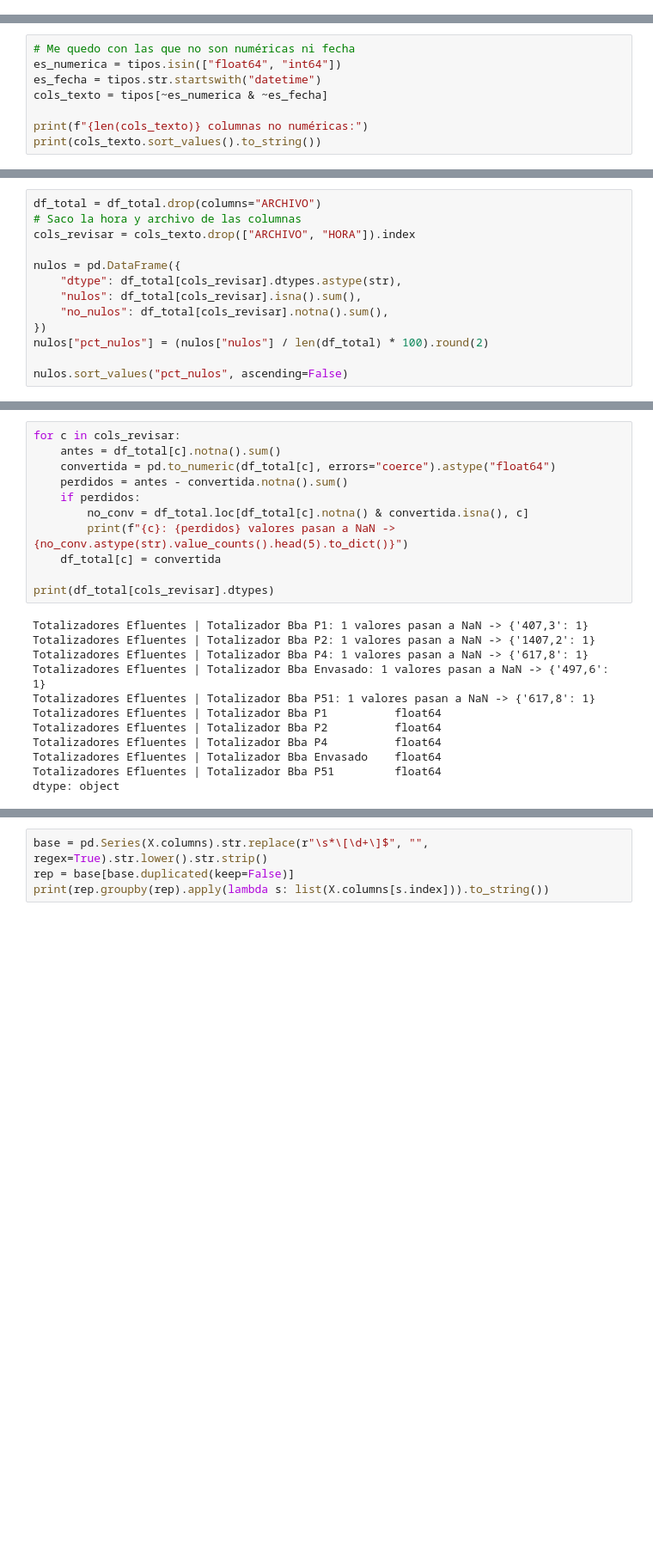
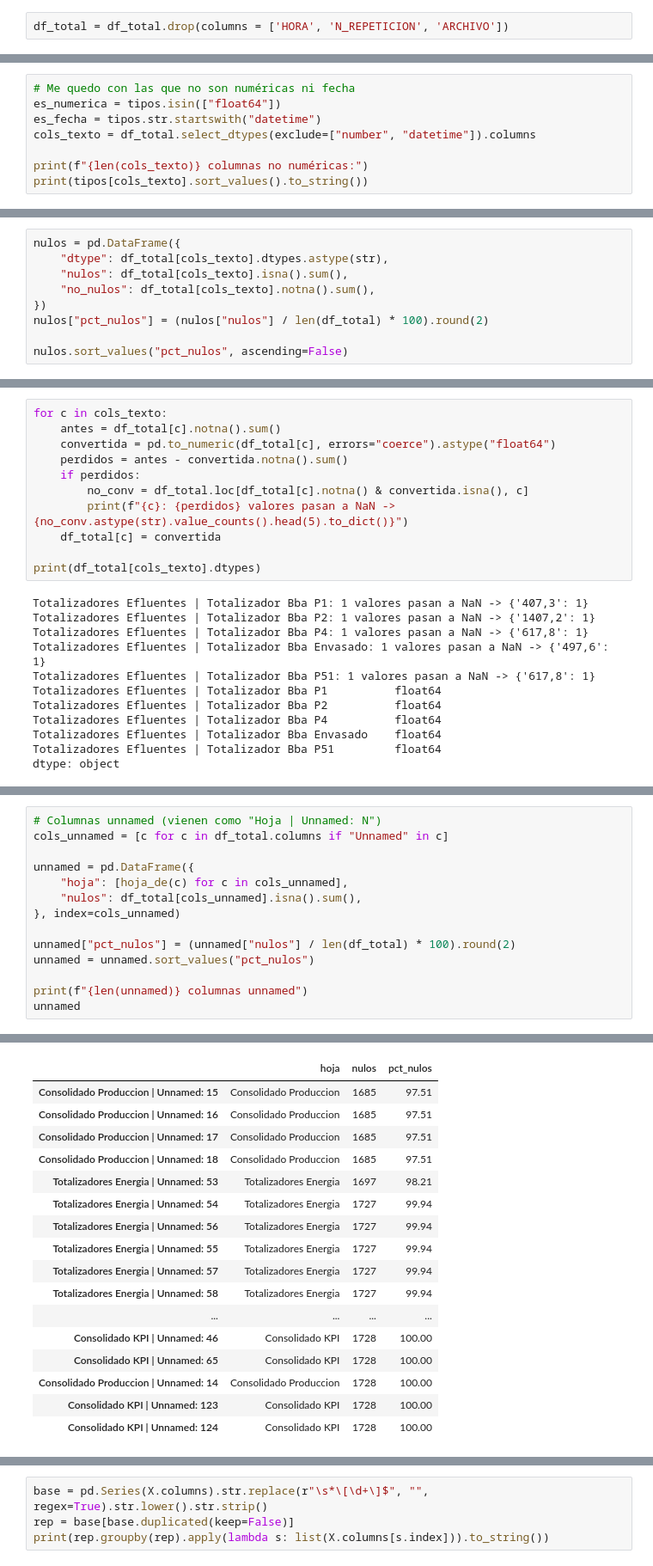
Before and after one commit to Marcjun/Cerveceria-LabDatosII, a Jupyter notebook: notebooks/eda.ipynb, the cells around one changed output, grey strips where cells are left out. Shown at 86% size. Cells and saved outputs as stored; diff of their text form; blank space fills up the shorter version.

Commit message:
Borro columnas unnamed y arreglo el formato del df

```diff
--- a/notebooks/eda.ipynb
+++ b/notebooks/eda.ipynb
@@ -248,3 +252,5 @@ print("Días presentes en más de un archivo:", (por_dia["archivos"] > 1).sum())
 Días únicos: 1185
 Días con más de una fila: 516
 Días presentes en más de un archivo: 494
+# %%
+df_total = df_total.drop(columns = ['HORA', 'N_REPETICION', 'ARCHIVO'])
@@ -273,9 +276,9 @@ Quedan encontrar
 # %%
 # Me quedo con las que no son numéricas ni fecha
-es_numerica = tipos.isin(["float64", "int64"])
+es_numerica = tipos.isin(["float64"])
 es_fecha = tipos.str.startswith("datetime")
-cols_texto = tipos[~es_numerica & ~es_fecha]
+cols_texto = df_total.select_dtypes(exclude=["number", "datetime"]).columns
 
 print(f"{len(cols_texto)} columnas no numéricas:")
-print(cols_texto.sort_values().to_string())
+print(tipos[cols_texto].sort_values().to_string())
 # %% [output]
@@ -291,14 +292,10 @@ HORA                                                  string
 - La columna ARCHIVO la puedo sacar, pensé que iba a ser de más ayuda para al analisis (la dejo aparte en caso que al terminemos usanddo).
 - Hay varios totalizadores de efluentes que son objetos, ver por que y seguramente pasar a float.
 # %%
-df_total = df_total.drop(columns="ARCHIVO")
-# Saco la hora y archivo de las columnas
-cols_revisar = cols_texto.drop(["ARCHIVO", "HORA"]).index
-
 nulos = pd.DataFrame({
-    "dtype": df_total[cols_revisar].dtypes.astype(str),
-    "nulos": df_total[cols_revisar].isna().sum(),
-    "no_nulos": df_total[cols_revisar].notna().sum(),
+    "dtype": df_total[cols_texto].dtypes.astype(str),
+    "nulos": df_total[cols_texto].isna().sum(),
+    "no_nulos": df_total[cols_texto].notna().sum(),
 })
 nulos["pct_nulos"] = (nulos["nulos"] / len(df_total) * 100).round(2)
 
@@ -311,7 +308,7 @@ nulos.sort_values("pct_nulos", ascending=False)
 | Totalizadores Efluentes | Totaliz... | str | 16 | 1712 | 0.93 |
 | Totalizadores Efluentes | Totaliz... | str | 16 | 1712 | 0.93 |
 # %%
-for c in cols_revisar:
+for c in cols_texto:
     antes = df_total[c].notna().sum()
     convertida = pd.to_numeric(df_total[c], errors="coerce").astype("float64")
     perdidos = antes - convertida.notna().sum()
@@ -320,7 +317,7 @@ for c in cols_revisar:
         print(f"{c}: {perdidos} valores pasan a NaN -> {no_conv.astype(str).value_counts().head(5).to_dict()}")
     df_total[c] = convertida
 
-print(df_total[cols_revisar].dtypes)
+print(df_total[cols_texto].dtypes)
 # %% [output]
 Totalizadores Efluentes | Totalizador Bba P1: 1 valores pasan a NaN -> {'407,3': 1}
 Totalizadores Efluentes | Totalizador Bba P2: 1 valores pasan a NaN -> {'1407,2': 1}
@@ -335,0 +337,15 @@ dtype: object
+# %%
+# Columnas unnamed (vienen como "Hoja | Unnamed: N")
+cols_unnamed = [c for c in df_total.columns if "Unnamed" in c]
+
+unnamed = pd.DataFrame({
+    "hoja": [hoja_de(c) for c in cols_unnamed],
+    "nulos": df_total[cols_unnamed].isna().sum(),
+}, index=cols_unnamed)
+
+unnamed["pct_nulos"] = (unnamed["nulos"] / len(df_total) * 100).round(2)
+unnamed = unnamed.sort_values("pct_nulos")
+
+print(f"{len(unnamed)} columnas unnamed")
+unnamed
+# %% [output]
@@ -335,0 +353,17 @@ dtype: object
+|  | hoja | nulos | pct_nulos |
+| Consolidado Produccion | Unnamed: 15 | Consolidado Produccion | 1685 | 97.51 |
+| Consolidado Produccion | Unnamed: 16 | Consolidado Produccion | 1685 | 97.51 |
+| Consolidado Produccion | Unnamed: 17 | Consolidado Produccion | 1685 | 97.51 |
+| Consolidado Produccion | Unnamed: 18 | Consolidado Produccion | 1685 | 97.51 |
+| Totalizadores Energia | Unnamed: 53 | Totalizadores Energia | 1697 | 98.21 |
+| Totalizadores Energia | Unnamed: 54 | Totalizadores Energia | 1727 | 99.94 |
+| Totalizadores Energia | Unnamed: 56 | Totalizadores Energia | 1727 | 99.94 |
+| Totalizadores Energia | Unnamed: 55 | Totalizadores Energia | 1727 | 99.94 |
+| Totalizadores Energia | Unnamed: 57 | Totalizadores Energia | 1727 | 99.94 |
+| Totalizadores Energia | Unnamed: 58 | Totalizadores Energia | 1727 | 99.94 |
+| ... | ... | ... | ... |
+| Consolidado KPI | Unnamed: 46 | Consolidado KPI | 1728 | 100.00 |
+| Consolidado KPI | Unnamed: 65 | Consolidado KPI | 1728 | 100.00 |
+| Consolidado Produccion | Unnamed: 14 | Consolidado Produccion | 1728 | 100.00 |
+| Consolidado KPI | Unnamed: 123 | Consolidado KPI | 1728 | 100.00 |
+| Consolidado KPI | Unnamed: 124 | Consolidado KPI | 1728 | 100.00 |
```
Also changed, not shown: parts of 23 cells of this notebook, 1 other file.
